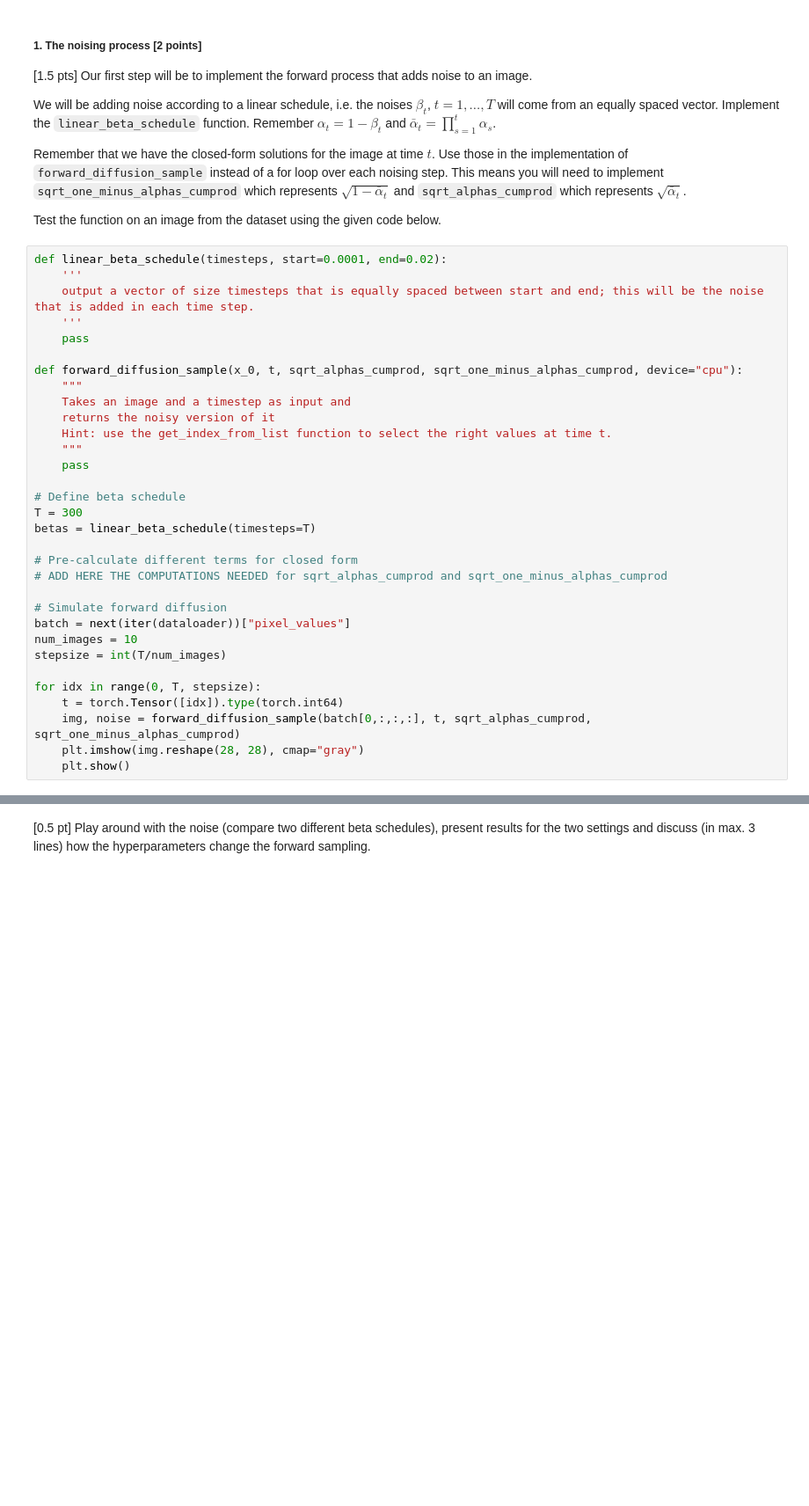
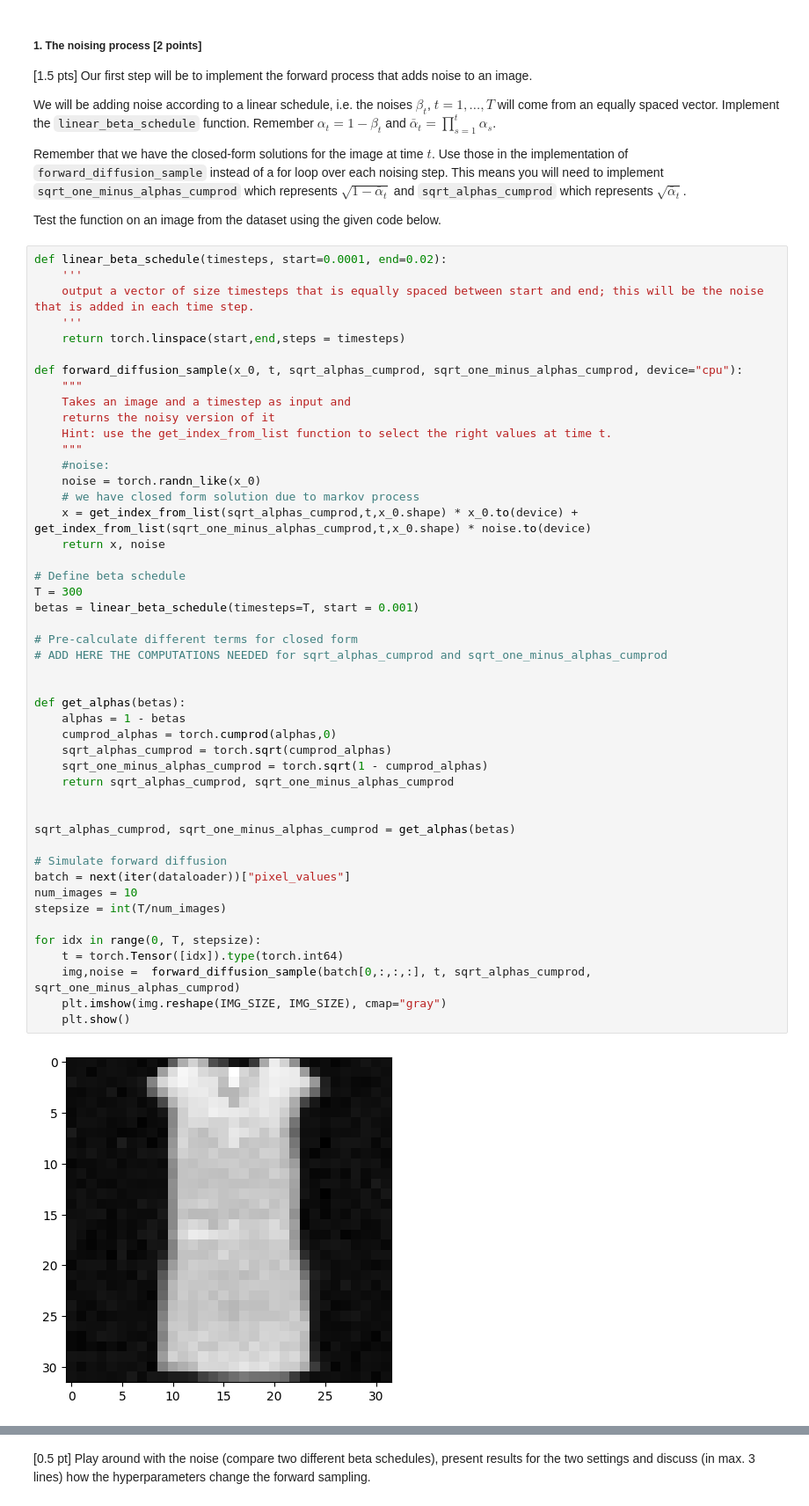
Before and after one commit to frasermartinx/MFOML, a Jupyter notebook: CW_2/02476922_Coursework2.ipynb, the cells around one changed output, grey strips where cells are left out. Shown: that part at 88% size. Cells and saved outputs as stored; diff of their text form; blank space fills up the shorter version.

```diff
--- a/CW_2/02476922_Coursework2.ipynb
+++ b/CW_2/02476922_Coursework2.ipynb
@@ -102,32 +117,49 @@ Test the function on an image from the dataset using the given code below.
 # %%
 def linear_beta_schedule(timesteps, start=0.0001, end=0.02):
     '''
     output a vector of size timesteps that is equally spaced between start and end; this will be the noise that is added in each time step.
     '''
-    pass
+    return torch.linspace(start,end,steps = timesteps)
 
 def forward_diffusion_sample(x_0, t, sqrt_alphas_cumprod, sqrt_one_minus_alphas_cumprod, device="cpu"):
     """
     Takes an image and a timestep as input and
     returns the noisy version of it
     Hint: use the get_index_from_list function to select the right values at time t.
     """
-    pass
+    #noise:
+    noise = torch.randn_like(x_0)
+    # we have closed form solution due to markov process
+    x = get_index_from_list(sqrt_alphas_cumprod,t,x_0.shape) * x_0.to(device) + get_index_from_list(sqrt_one_minus_alphas_cumprod,t,x_0.shape) * noise.to(device)
+    return x, noise
 
 # Define beta schedule
 T = 300
-betas = linear_beta_schedule(timesteps=T)
+betas = linear_beta_schedule(timesteps=T, start = 0.001)
 
 # Pre-calculate different terms for closed form
 # ADD HERE THE COMPUTATIONS NEEDED for sqrt_alphas_cumprod and sqrt_one_minus_alphas_cumprod
+
+
+def get_alphas(betas):
+    alphas = 1 - betas
+    cumprod_alphas = torch.cumprod(alphas,0)
+    sqrt_alphas_cumprod = torch.sqrt(cumprod_alphas)
+    sqrt_one_minus_alphas_cumprod = torch.sqrt(1 - cumprod_alphas)
+    return sqrt_alphas_cumprod, sqrt_one_minus_alphas_cumprod
+
+
+sqrt_alphas_cumprod, sqrt_one_minus_alphas_cumprod = get_alphas(betas)
 
 # Simulate forward diffusion
 batch = next(iter(dataloader))["pixel_values"]
 num_images = 10
 stepsize = int(T/num_images)
 
 for idx in range(0, T, stepsize):
     t = torch.Tensor([idx]).type(torch.int64)
-    img, noise = forward_diffusion_sample(batch[0,:,:,:], t, sqrt_alphas_cumprod, sqrt_one_minus_alphas_cumprod)
-    plt.imshow(img.reshape(28, 28), cmap="gray")
+    img,noise =  forward_diffusion_sample(batch[0,:,:,:], t, sqrt_alphas_cumprod, sqrt_one_minus_alphas_cumprod)
+    plt.imshow(img.reshape(IMG_SIZE, IMG_SIZE), cmap="gray")
     plt.show()
+# %% [output]
+[figure, added]
```
Also changed, not shown: parts of 27 cells of this notebook, 2 other files.
